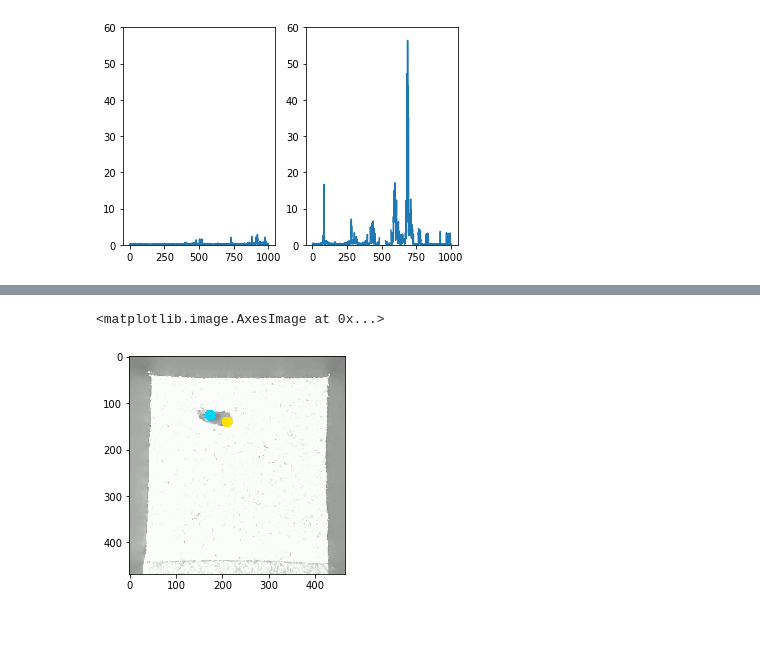
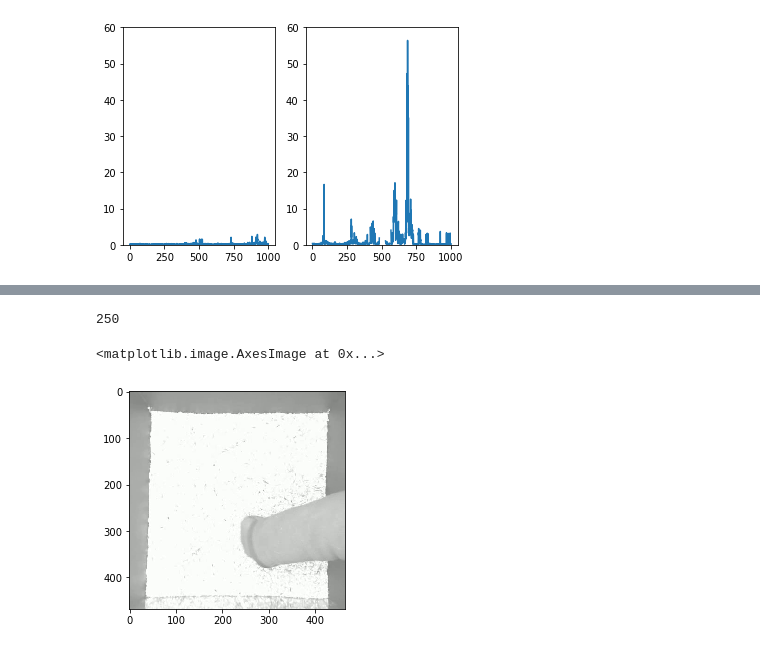
Before and after one commit to marburyvthesea/post_cnmfe_analysis, a Jupyter notebook: dlc_analysis/compile_dlc_output_v2.ipynb, the cells around one changed output, grey strips where cells are left out. Saved outputs shown, nothing was run; the diff lists cells and outputs as text; code cells hidden in the pictures.

```diff
--- a/dlc_analysis/compile_dlc_output_v2.ipynb
+++ b/dlc_analysis/compile_dlc_output_v2.ipynb
@@ -308,0 +362,15 @@ video.close()
+# %%
+# frames (within video) to look at
+frame_region = (500, 750)
+# loads needed behavior cam video and stores frames in dictionary
+video = av.open('/projects/b1118/behaviorvideos/GRIN013_H13_M33_S54/behavCam02DLC_resnet50_Open_Field_v2Jan27shuffle1_150000_labeled.mp4')
+total_frames = video.streams.video[0].frames
+movie_images = {}
+for i, frame in enumerate(video.decode(video=0)):
+    img = frame.to_image()  # PIL image
+    movie_images[i] = img
+    if i%100==0:
+        print("Frame: %d/%d ..." % (i, total_frames))
+video.close()
+movie_shape = np.shape(movie_images[1])
+frame_subset = [movie_images[i] for i in range(frame_region[0], frame_region[1])]
@@ -311,5 +390,9 @@ video.close()
+# %%
+len(frame_subset)
+# %% [output]
+250
 # %%
-plt.imshow(movie_images[700])
+plt.imshow(frame_subset[0])
 # %% [output]
 <matplotlib.image.AxesImage at 0x...>
-[figure, old version]
+[figure, new version]
```
Also changed, not shown: parts of 42 cells of this notebook, 2 other files.
